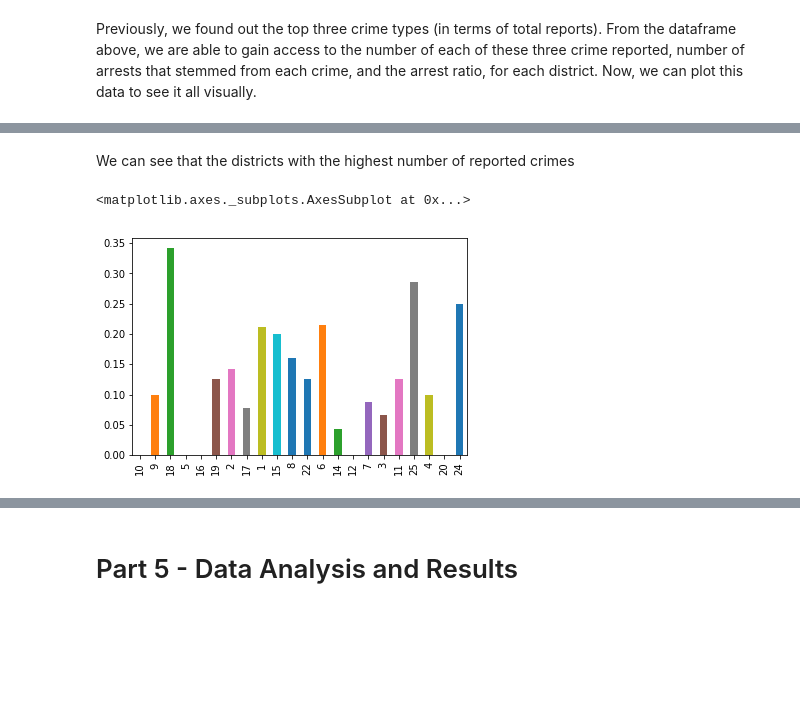
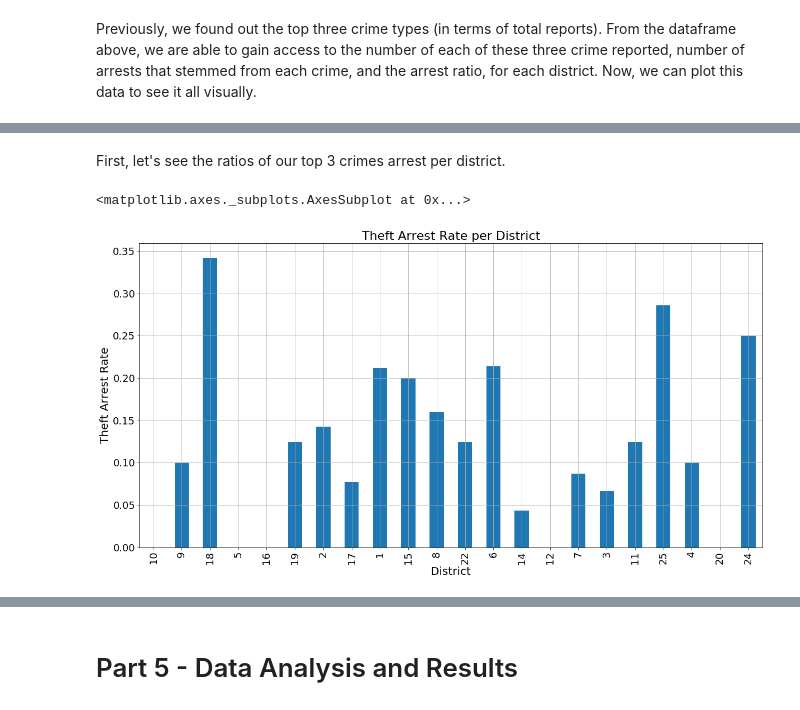
Before and after one commit to JamesMcDougallJr/Projects, a Jupyter notebook: AlvinFinalProject.ipynb, the cells around one changed output, grey strips where cells are left out. Drawn from its saved outputs; the diff is of its cells as text; code cells hidden in the pictures; blank space fills up the shorter version.

```diff
--- a/AlvinFinalProject.ipynb
+++ b/AlvinFinalProject.ipynb
@@ -232,8 +223,13 @@ array([<matplotlib.axes._subplots.AxesSubplot object at 0x...>,
-# %% [markdown]
-We can see that the districts with the highest number of reported crimes
-# %%
-thefts = dist_pred_arrest['Theft Arrest Rate']
-thefts.plot(kind='bar')
-# %% [output]
-<matplotlib.axes._subplots.AxesSubplot at 0x...>
-[figure, removed]
+# %% [markdown]
+First, let's see the ratios of our top 3 crimes arrest per district.
+# %%
+thefts = dist_pred_arrest['Theft Arrest Rate']
+theftRate = thefts.plot(kind='bar', grid=True, figsize=(20,10), legend=False)
+theftRate.set_title('Theft Arrest Rate per District', fontsize=22)
+theftRate.set_xlabel('District', fontsize=20)
+theftRate.set_ylabel('Theft Arrest Rate', fontsize=20)
+theftRate.tick_params(labelsize=18)
+theftRate
+# %% [output]
+<matplotlib.axes._subplots.AxesSubplot at 0x...>
+[figure, added]
```
Also changed, not shown: parts of 9 cells of this notebook, 1 other file.
